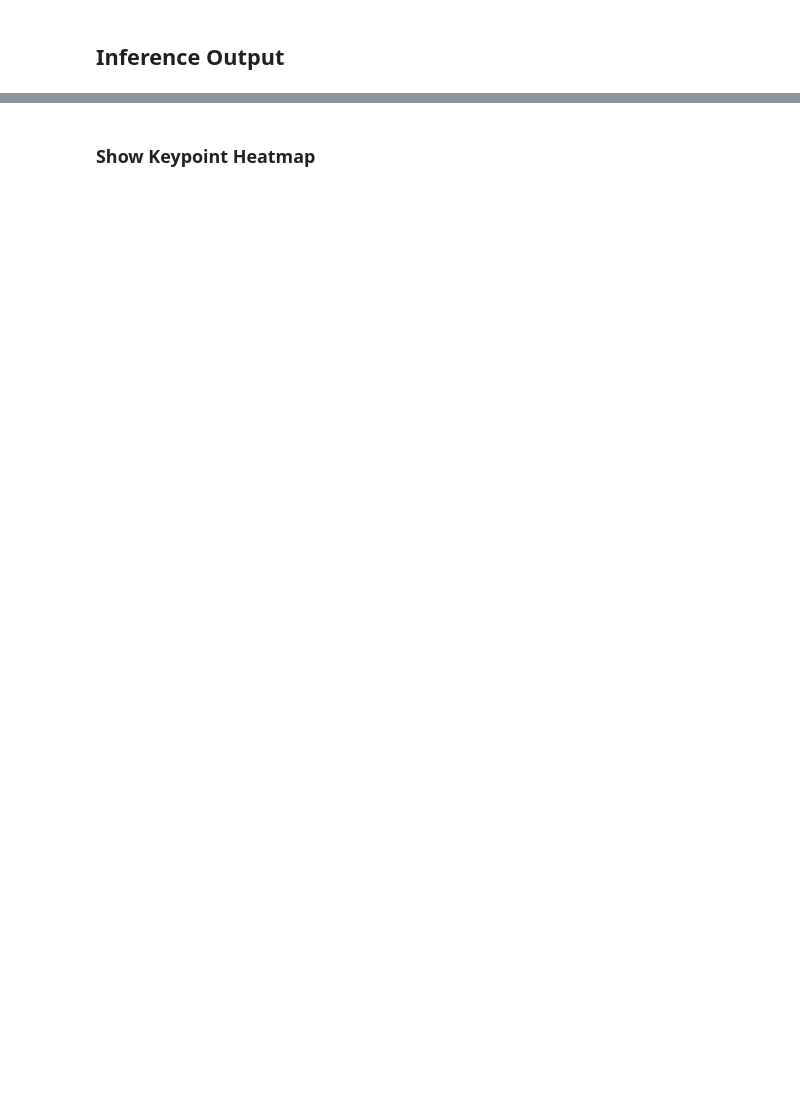
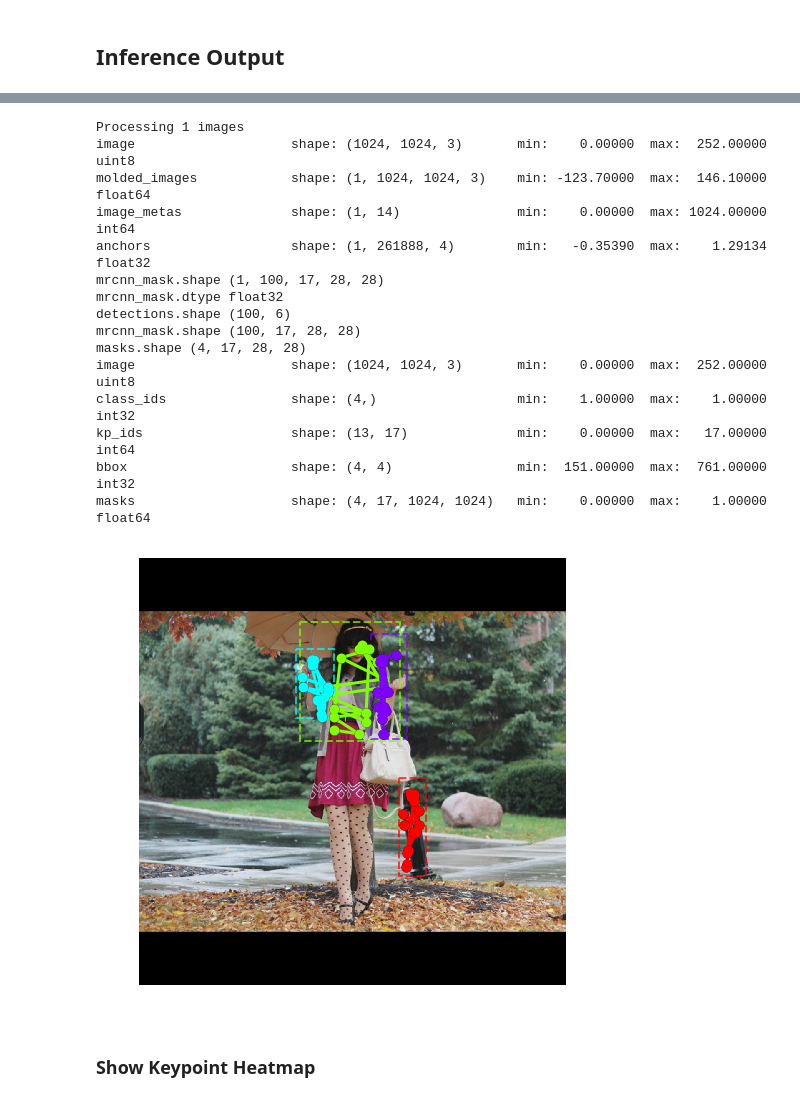
Before and after one commit to bitsauce/Keypoint_RCNN, a Jupyter notebook: keypoints_inspect.ipynb, the cells around one changed output, grey strips where cells are left out. Saved outputs shown, nothing was run; the diff lists cells and outputs as text; code cells hidden in the pictures; blank space fills up the shorter version.

```diff
--- a/keypoints_inspect.ipynb
+++ b/keypoints_inspect.ipynb
@@ -206,20 +196,37 @@ TypeError: expected str, bytes or os.PathLike object, not NoneType
 # %%
 # Run the inference pipeline on the previous image
 results = model.detect([image], verbose=1)
 r = results[0]
 bbox, masks = r["rois"], r["masks"]
 
 # Show output tensors
 log("image", image)
 log("class_ids", r['class_ids'])
 log("kp_ids", kp_ids)
 log("bbox", bbox)
 log("masks", masks)
 
 # Show skeletons
 visualize.display_keypoints(image, bbox, masks,
-                            #skeleton=dataset_train.skeleton,
+                            skeleton=dataset_train.skeleton,
                             figsize=(8, 8))
+# %% [output]
+Processing 1 images
+image                    shape: (1024, 1024, 3)       min:    0.00000  max:  252.00000  uint8
+molded_images            shape: (1, 1024, 1024, 3)    min: -123.70000  max:  146.10000  float64
+image_metas              shape: (1, 14)               min:    0.00000  max: 1024.00000  int64
+anchors                  shape: (1, 261888, 4)        min:   -0.35390  max:    1.29134  float32
+mrcnn_mask.shape (1, 100, 17, 28, 28)
+mrcnn_mask.dtype float32
+detections.shape (100, 6)
+mrcnn_mask.shape (100, 17, 28, 28)
+masks.shape (4, 17, 28, 28)
+image                    shape: (1024, 1024, 3)       min:    0.00000  max:  252.00000  uint8
+class_ids                shape: (4,)                  min:    1.00000  max:    1.00000  int32
+kp_ids                   shape: (13, 17)              min:    0.00000  max:   17.00000  int64
+bbox                     shape: (4, 4)                min:  151.00000  max:  761.00000  int32
+masks                    shape: (4, 17, 1024, 1024)   min:    0.00000  max:    1.00000  float64
+[figure, added]
 # %% [markdown]
 ### Show Keypoint Heatmap
 # %%
```
Also changed, not shown: parts of 7 cells of this notebook, 1 other file.
